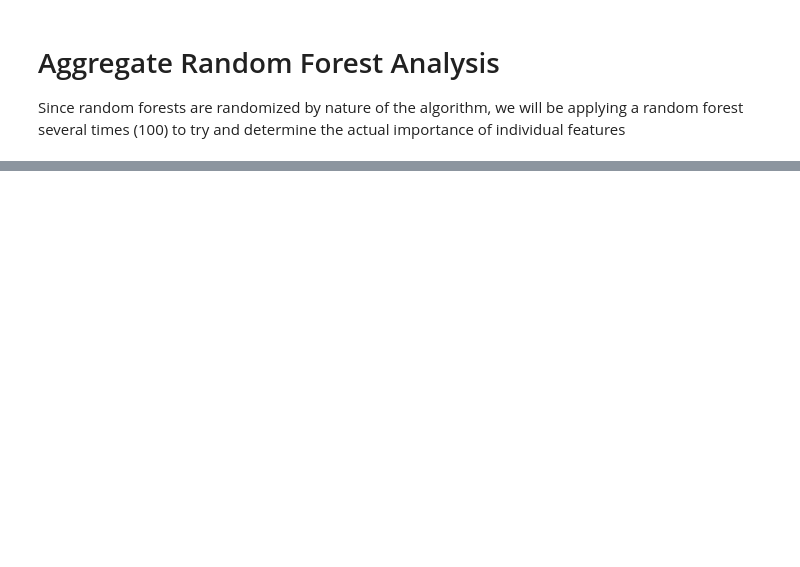
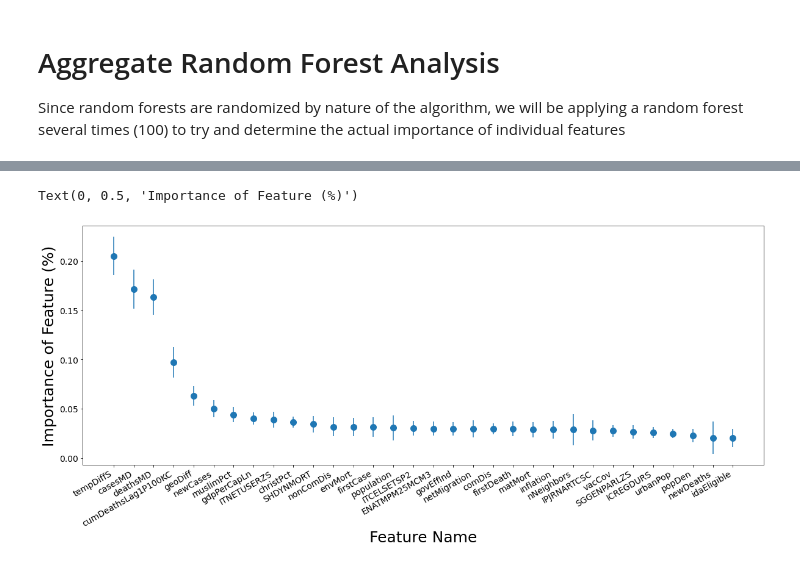
Before and after one commit to crhea93/Covid-ML, a Jupyter notebook: Aggregate-Analysis.ipynb, the cells around one changed output, grey strips where cells are left out. Drawn from its saved outputs; the diff is of its cells as text; code cells hidden in the pictures; blank space fills up the shorter version.

```diff
--- a/Aggregate-Analysis.ipynb
+++ b/Aggregate-Analysis.ipynb
@@ -11,7 +11,7 @@ from sklearn.metrics import classification_report, f1_score
 africa = pd.read_csv('africa-ML_20-12-30.csv')
 africa = africa.dropna('columns')
 labels = africa['sahoStatusEHA']
-data = africa.drop(columns=['sahoStatusEHA', 'country', 'tempDiffS', 'christCountry', 'cumCasesLag1', 'cumCasesLag1P100KC', 'cumDeathsLag1', 'ebolaCasesN', 'gdpPerCap', 'geoDiffXdayNum', 'medDocsN']).select_dtypes(['number'])
+data = africa.drop(columns=['sahoStatusEHA', 'country', 'dayNum', 'christCountry', 'cumCasesLag1', 'cumCasesLag1P100KC', 'cumDeathsLag1', 'ebolaCasesN', 'gdpPerCap', 'geoDiffXdayNum', 'medDocsN']).select_dtypes(['number'])
 
 train_num = 40
 
@@ -22,7 +22,7 @@ test_data = data[train_num:]
 test_labels = list(labels[train_num:])
 # %%
 feature_importance = {}
-for i in np.arange(10000):
+for i in np.arange(100):
     rf = RandomForestClassifier(n_estimators = 20, max_depth=5, criterion='entropy')
     rf.fit(training_data, training_labels)
     predictions = rf.predict(test_data)
@@ -37,3 +37,10 @@ for i in np.arange(10000):
             feature_importance[imp[0]] = [imp[1]]
         else:
             feature_importance[imp[0]].append(imp[1])
+# %%
+feature_importance_df = pd.DataFrame.from_dict(feature_importance, orient='index')
+final_features = feature_importance_df.agg(['mean', 'std', 'sem'], axis=1).sort_values('mean', ascending=False)
+final_features['95-conf'] = 1.96*final_features['sem']
+final_features['99-conf'] = 3*final_features['sem']
+
+print(final_features)
@@ -39,0 +65,14 @@ for i in np.arange(10000):
+# %%
+#with plt.xkcd():
+fig = plt.figure(figsize=(20,8))
+plt.errorbar(final_features.index, 'mean', yerr='99-conf', data=final_features, fmt='o', ms=10)
+#plt.xticks(rotation=-60)
+fig.autofmt_xdate()
+plt.xticks(fontsize=14)
+plt.yticks(fontsize=14)
+plt.xlabel('Feature Name', fontsize=25)
+plt.ylabel('Importance of Feature (%)', fontsize=25)
+#plt.savefig('Feature-Importance.png')
+# %% [output]
+Text(0, 0.5, 'Importance of Feature (%)')
+[figure, added]
```
Also changed, not shown: parts of 6 cells of this notebook, 3 other files.
